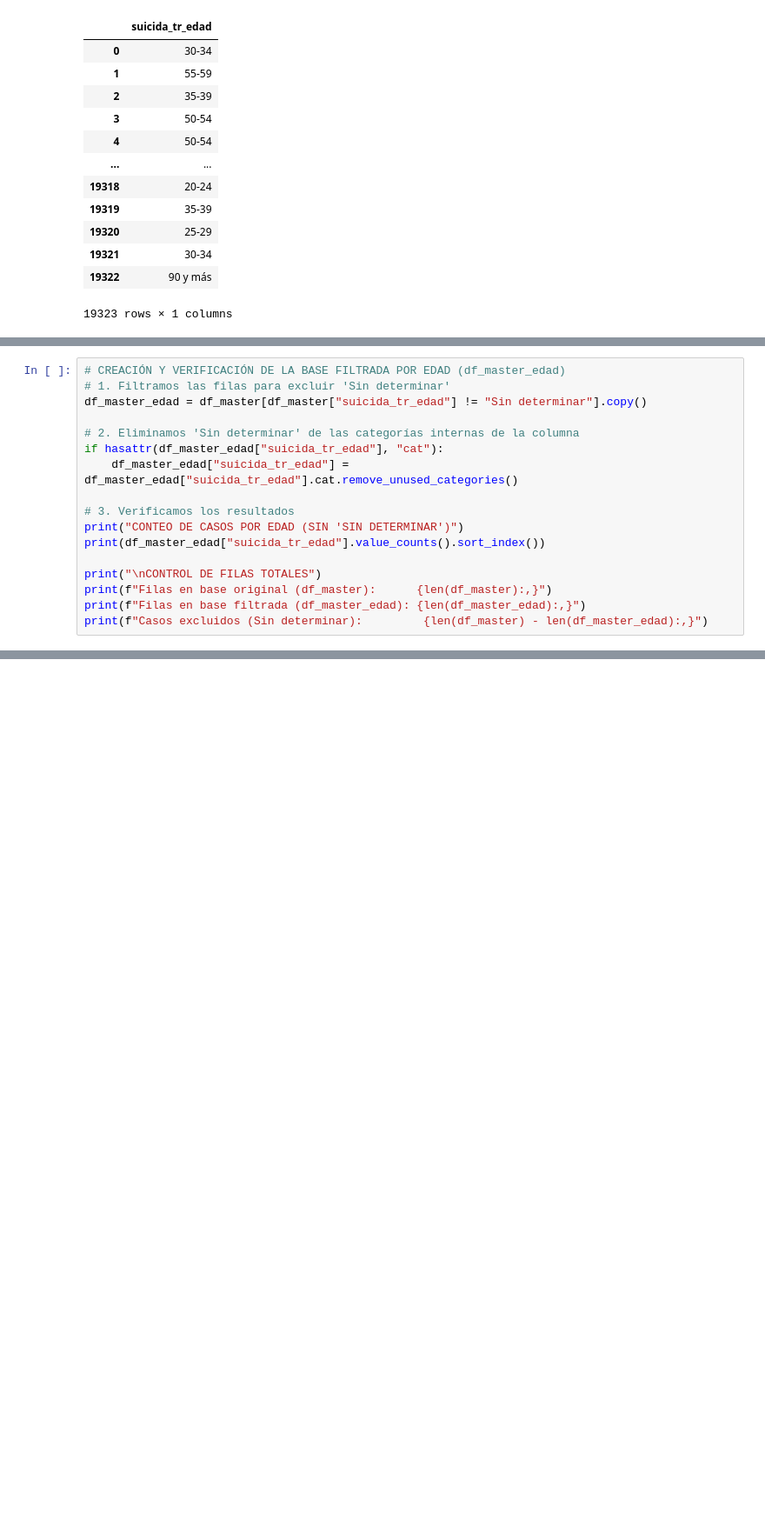
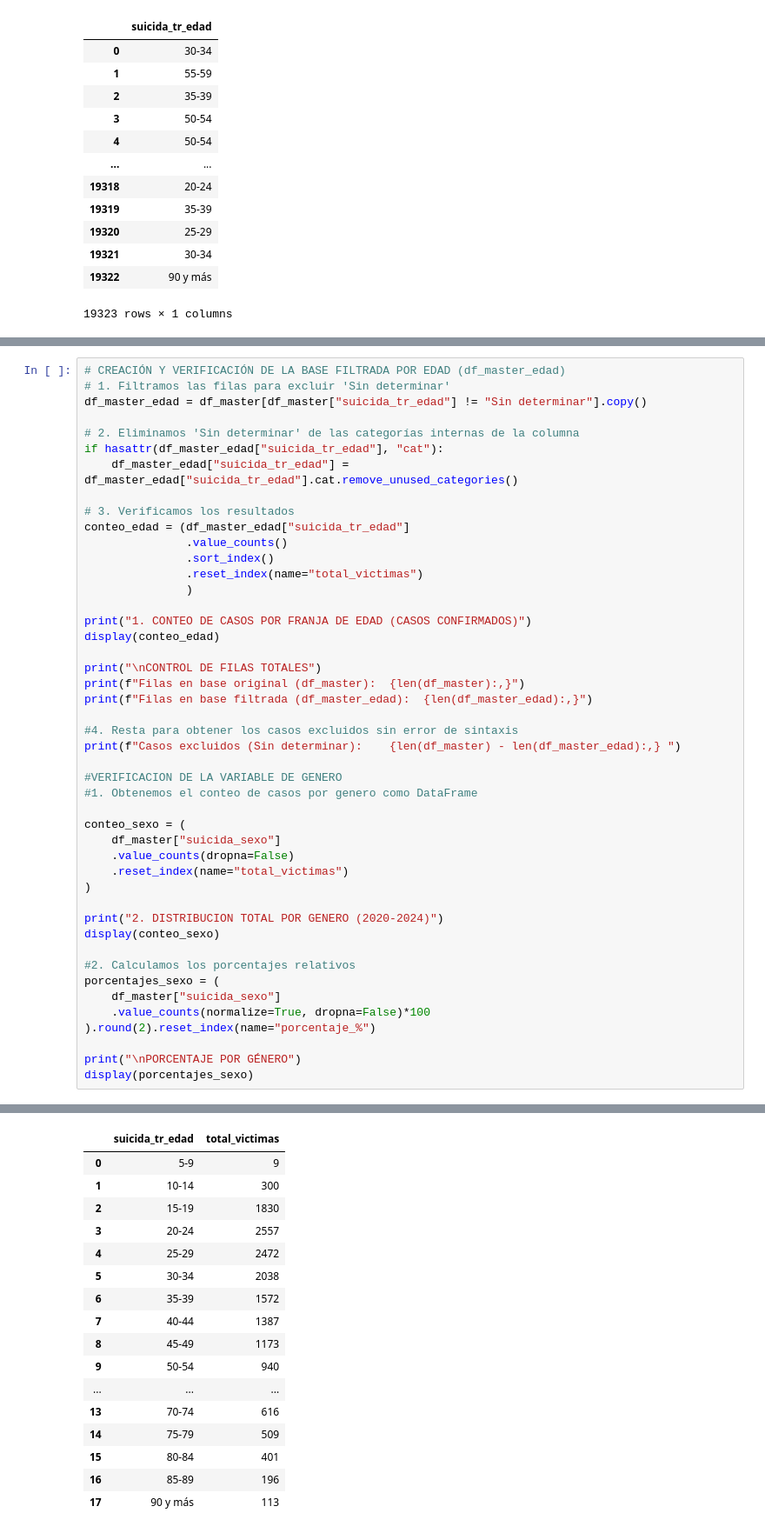
Before and after one commit to fce-laboratoriotp/tp-labo, a Jupyter notebook: notebook_prueba.ipynb, the cells around one changed output, grey strips where cells are left out. Shown at 87% size. Saved outputs shown, nothing was run; the diff lists cells and outputs as text; blank space fills up the shorter version.

Commit message:
edicion en el codigo de 3.3 preparacion de variables edad/sexo y analisis de brecha de genero y franjas etarias

```diff
--- a/notebook_prueba.ipynb
+++ b/notebook_prueba.ipynb
@@ -488,11 +489,40 @@ if hasattr(df_master_edad["suicida_tr_edad"], "cat"):
     df_master_edad["suicida_tr_edad"] = df_master_edad["suicida_tr_edad"].cat.remove_unused_categories()
 
 # 3. Verificamos los resultados
-print("CONTEO DE CASOS POR EDAD (SIN 'SIN DETERMINAR')")
-print(df_master_edad["suicida_tr_edad"].value_counts().sort_index())
+conteo_edad = (df_master_edad["suicida_tr_edad"]
+               .value_counts()
+               .sort_index()
+               .reset_index(name="total_victimas")
+               )
+
+print("1. CONTEO DE CASOS POR FRANJA DE EDAD (CASOS CONFIRMADOS)")
+display(conteo_edad)
 
 print("\nCONTROL DE FILAS TOTALES")
-print(f"Filas en base original (df_master):      {len(df_master):,}")
-print(f"Filas en base filtrada (df_master_edad): {len(df_master_edad):,}")
-print(f"Casos excluidos (Sin determinar):         {len(df_master) - len(df_master_edad):,}")
+print(f"Filas en base original (df_master):  {len(df_master):,}")
+print(f"Filas en base filtrada (df_master_edad):  {len(df_master_edad):,}")
+
+#4. Resta para obtener los casos excluidos sin error de sintaxis
+print(f"Casos excluidos (Sin determinar):    {len(df_master) - len(df_master_edad):,} ")
+
+#VERIFICACION DE LA VARIABLE DE GENERO
+#1. Obtenemos el conteo de casos por genero como DataFrame
+
+conteo_sexo = (
+    df_master["suicida_sexo"]
+    .value_counts(dropna=False)
+    .reset_index(name="total_victimas")
+)
+
+print("2. DISTRIBUCION TOTAL POR GENERO (2020-2024)")
+display(conteo_sexo)
+
+#2. Calculamos los porcentajes relativos
+porcentajes_sexo = (
+    df_master["suicida_sexo"]
+    .value_counts(normalize=True, dropna=False)*100
+).round(2).reset_index(name="porcentaje_%")
+
+print("\nPORCENTAJE POR GÉNERO")
+display(porcentajes_sexo)
 # %% [output]
@@ -515,0 +530,17 @@ Casos excluidos (Sin determinar):         844
+|  | suicida_tr_edad | total_victimas |
+| 0 | 5-9 | 9 |
+| 1 | 10-14 | 300 |
+| 2 | 15-19 | 1830 |
+| 3 | 20-24 | 2557 |
+| 4 | 25-29 | 2472 |
+| 5 | 30-34 | 2038 |
+| 6 | 35-39 | 1572 |
+| 7 | 40-44 | 1387 |
+| 8 | 45-49 | 1173 |
+| 9 | 50-54 | 940 |
+| ... | ... | ... |
+| 13 | 70-74 | 616 |
+| 14 | 75-79 | 509 |
+| 15 | 80-84 | 401 |
+| 16 | 85-89 | 196 |
+| 17 | 90 y más | 113 |
```
Also changed, not shown: parts of 15 cells of this notebook.
